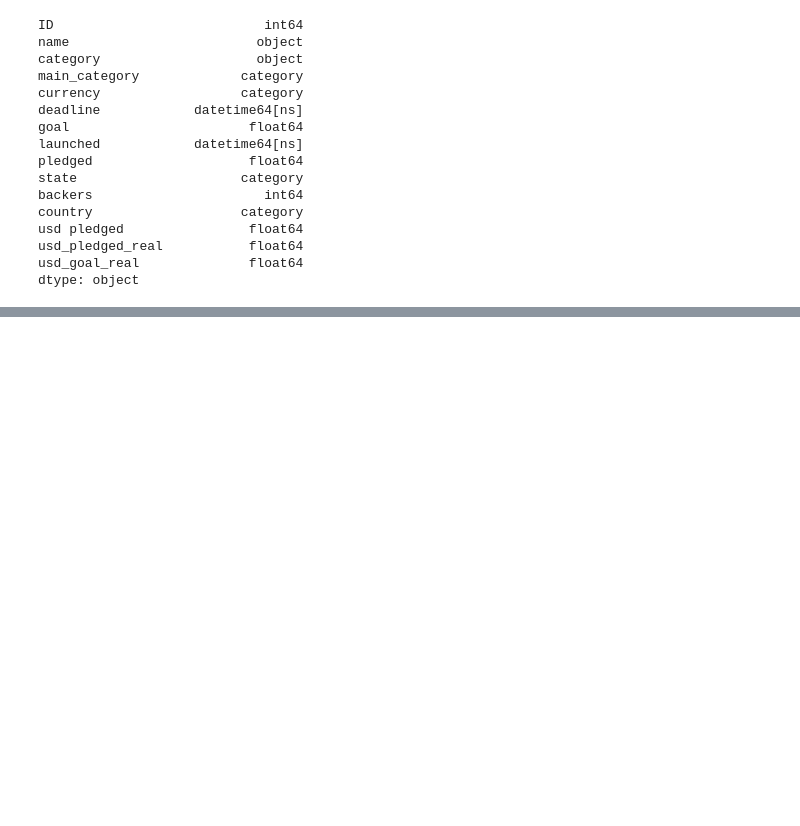
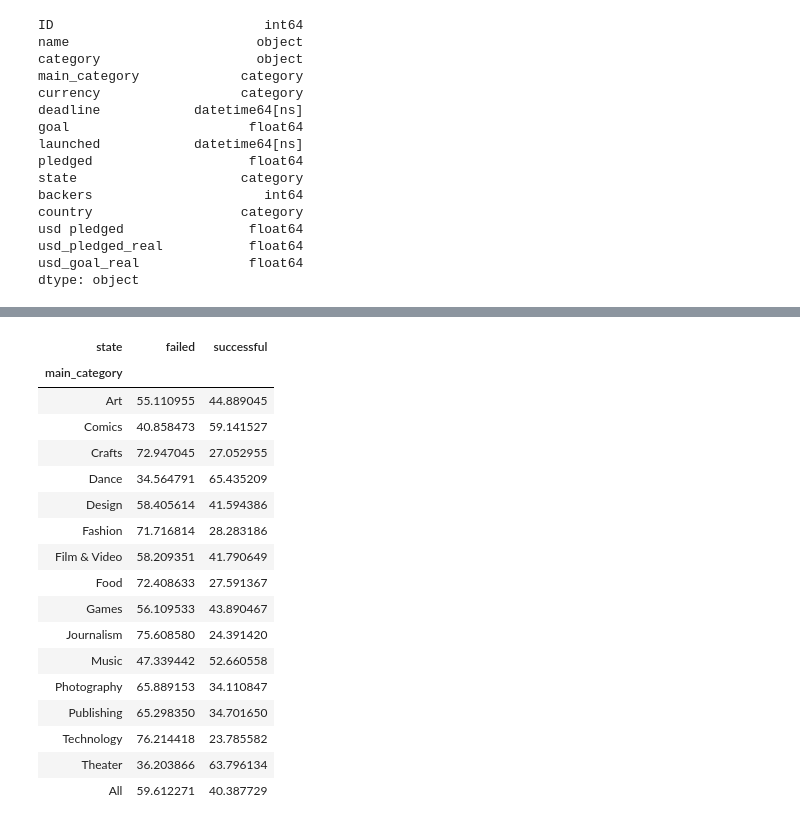
Before and after one commit to jotapsmo/Projeto-2---CDados, a Jupyter notebook: projeto 2.ipynb, the cells around one changed output, grey strips where cells are left out. Saved outputs shown, nothing was run; the diff lists cells and outputs as text; code cells hidden in the pictures; blank space fills up the shorter version.

```diff
--- a/projeto 2.ipynb
+++ b/projeto 2.ipynb
@@ -132,0 +147,21 @@ dataset
+# %%
+pd.crosstab(dataset.main_category, dataset.state, normalize = 'index', margins = True)*100
+# %% [output]
+| state | failed | successful |
+| main_category |  |  |
+| Art | 55.110955 | 44.889045 |
+| Comics | 40.858473 | 59.141527 |
+| Crafts | 72.947045 | 27.052955 |
+| Dance | 34.564791 | 65.435209 |
+| Design | 58.405614 | 41.594386 |
+| Fashion | 71.716814 | 28.283186 |
+| Film & Video | 58.209351 | 41.790649 |
+| Food | 72.408633 | 27.591367 |
+| Games | 56.109533 | 43.890467 |
+| Journalism | 75.608580 | 24.391420 |
+| Music | 47.339442 | 52.660558 |
+| Photography | 65.889153 | 34.110847 |
+| Publishing | 65.298350 | 34.701650 |
+| Technology | 76.214418 | 23.785582 |
+| Theater | 36.203866 | 63.796134 |
+| All | 59.612271 | 40.387729 |
```
Also changed, not shown: parts of 8 cells of this notebook.
